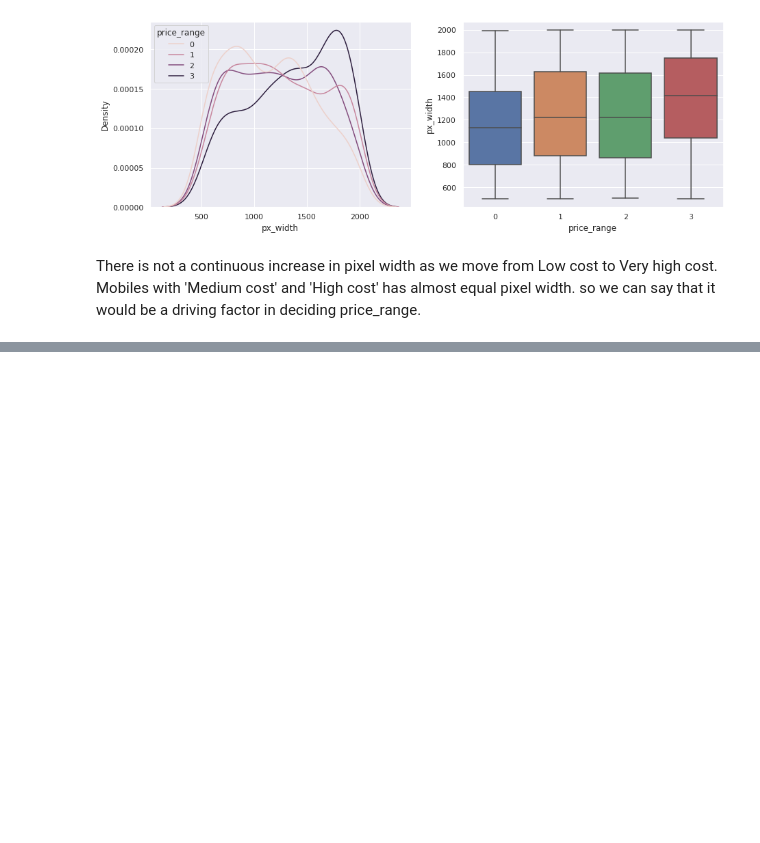
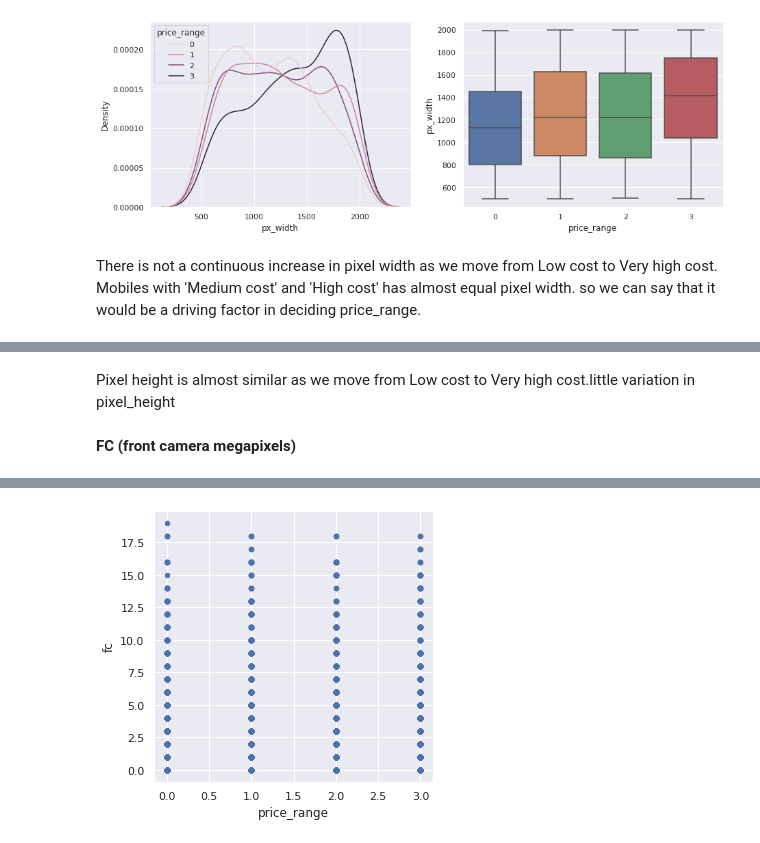
Before and after one commit to Gayatri-Surapaneni/Mobile-Price-Ranges, a Jupyter notebook: Mobile_price_Ranges_Gayatri.ipynb, the cells around one changed output, grey strips where cells are left out. Saved outputs shown, nothing was run; the diff lists cells and outputs as text; code cells hidden in the pictures; blank space fills up the shorter version.

```diff
--- a/Mobile_price_Ranges_Gayatri.ipynb
+++ b/Mobile_price_Ranges_Gayatri.ipynb
@@ -264,0 +272,8 @@ so we can say that it would be a driving factor in deciding price_range.
+# %% [markdown]
+Pixel height is almost similar as we move from Low cost to Very high cost.little variation in pixel_height
+# %% [markdown]
+**FC (front camera megapixels)**
+# %%
+df.plot(x='price_range',y='fc',kind='scatter')
+plt.show()
+# %% [output]
@@ -264,0 +281 @@ so we can say that it would be a driving factor in deciding price_range.
+[figure, added]
```
Also changed, not shown: parts of 22 cells of this notebook.
